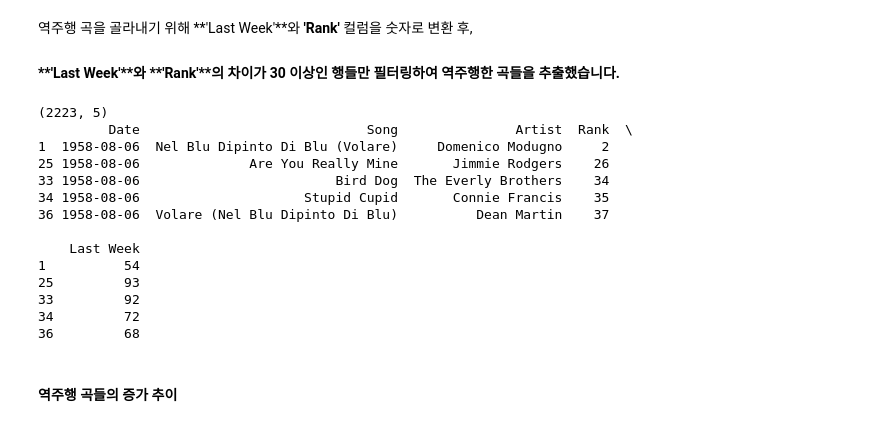
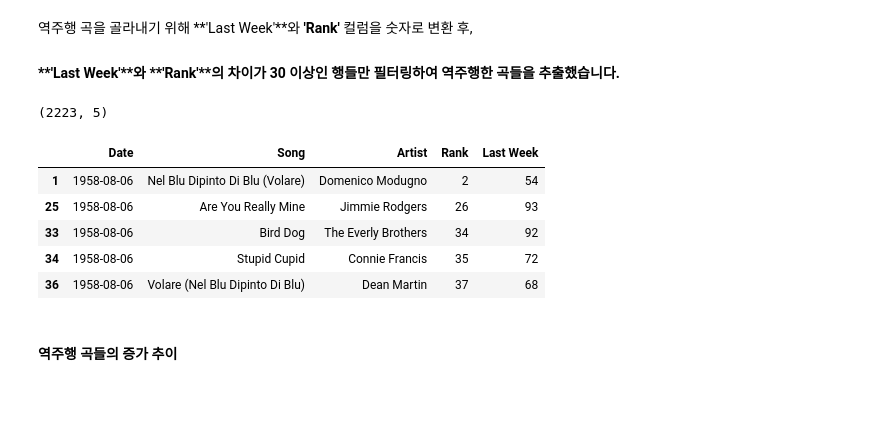
Before and after one commit to joonone2/music-analysis, a Jupyter notebook: billboard.ipynb, the cells around one changed output. Saved outputs shown, nothing was run; the diff lists cells and outputs as text; code cells hidden in the pictures; blank space fills up the shorter version.

```diff
--- a/billboard.ipynb
+++ b/billboard.ipynb
@@ -66,33 +91,26 @@ hot100_df.head()
 # %%
 # 'Last Week'와 'Rank' 컬럼을 숫자로 변환 (필요한 경우)
 hot100_df['Last Week'] = pd.to_numeric(hot100_df['Last Week'], errors='coerce')
 hot100_df['Rank'] = pd.to_numeric(hot100_df['Rank'], errors='coerce')
 
 # 'Date' 컬럼을 날짜 형식으로 변환
 hot100_df['Date'] = pd.to_datetime(hot100_df['Date'], errors='coerce')
 
 
 # 'Last Week' - 'Rank' 값이 30 이상인 행들만 필터링
 filtered_df = hot100_df[hot100_df['Last Week'] - hot100_df['Rank'] >= 30]
 
 # 결과 확인
 print(filtered_df.shape)
-print(filtered_df.head())
+filtered_df.head()
 # %% [output]
 (2223, 5)
-         Date                             Song               Artist  Rank  \
-1  1958-08-06  Nel Blu Dipinto Di Blu (Volare)     Domenico Modugno     2
-25 1958-08-06              Are You Really Mine       Jimmie Rodgers    26
-33 1958-08-06                         Bird Dog  The Everly Brothers    34
-34 1958-08-06                     Stupid Cupid       Connie Francis    35
-36 1958-08-06  Volare (Nel Blu Dipinto Di Blu)          Dean Martin    37
-
-    Last Week
-1          54
-25         93
-33         92
-34         72
-36         68
+|  | Date | Song | Artist | Rank | Last Week |
+| 1 | 1958-08-06 | Nel Blu Dipinto Di Blu (Volare) | Domenico Modugno | 2 | 54 |
+| 25 | 1958-08-06 | Are You Really Mine | Jimmie Rodgers | 26 | 93 |
+| 33 | 1958-08-06 | Bird Dog | The Everly Brothers | 34 | 92 |
+| 34 | 1958-08-06 | Stupid Cupid | Connie Francis | 35 | 72 |
+| 36 | 1958-08-06 | Volare (Nel Blu Dipinto Di Blu) | Dean Martin | 37 | 68 |
 # %% [markdown]
 #### **역주행 곡들의 증가 추이**
 # %%
```
Also changed, not shown: parts of 4 cells of this notebook, 2 other files.
